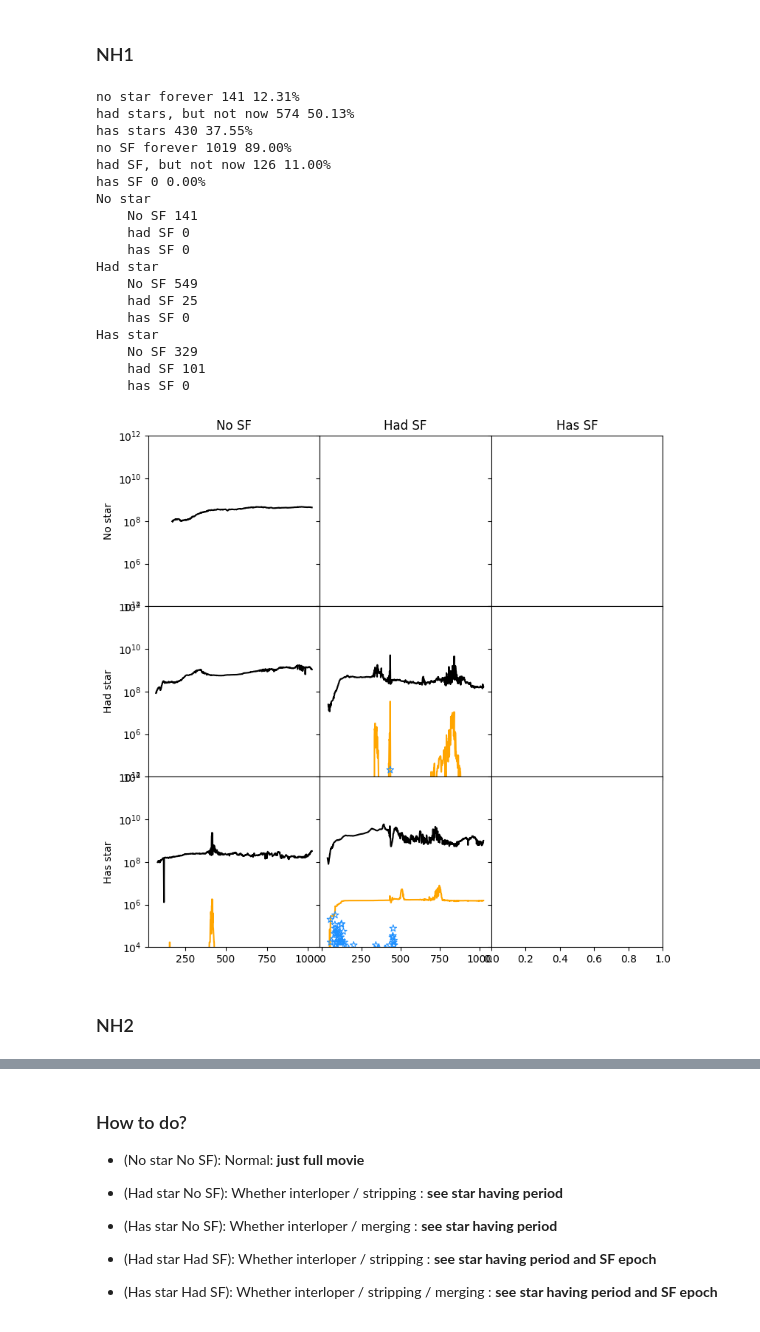
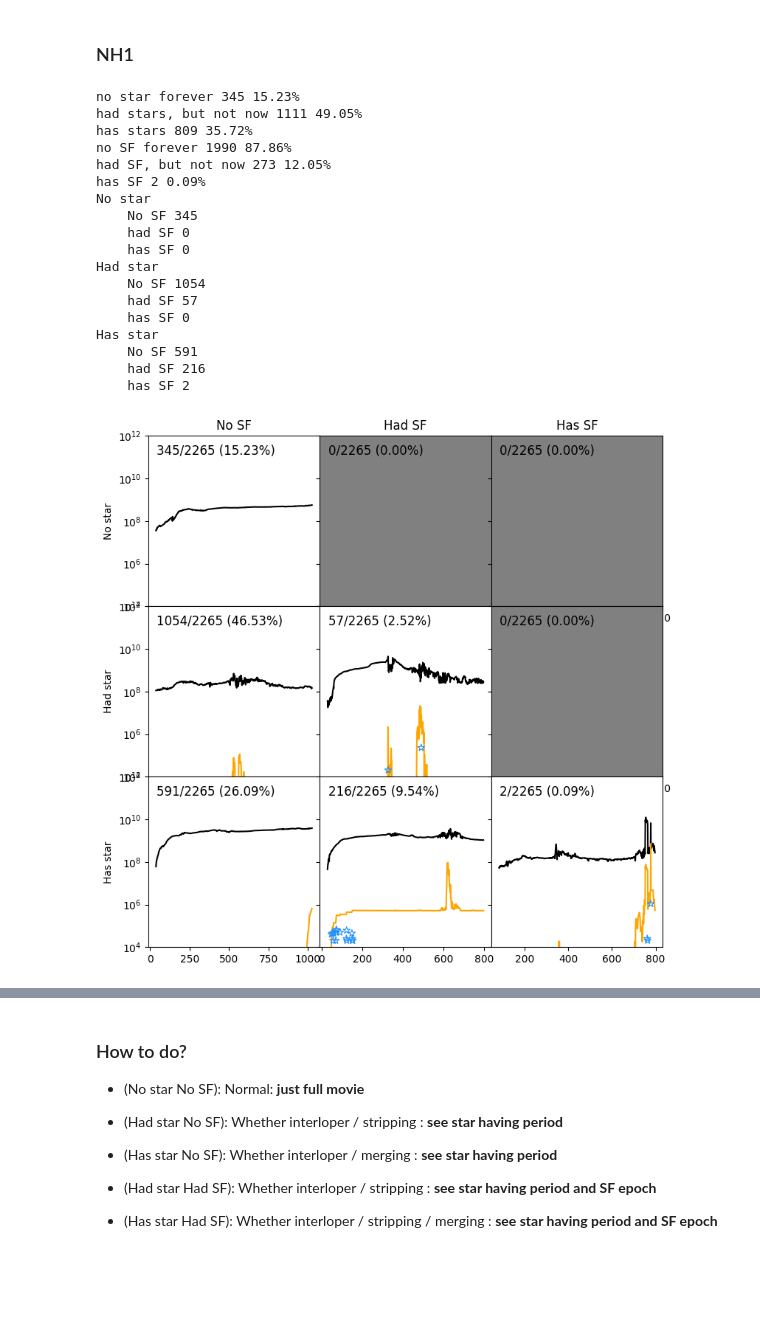
Before and after one commit to syj3514/MissingSat, a Jupyter notebook: 08a_SF_case.ipynb, the cells around one changed output, grey strips where cells are left out. Saved outputs shown, nothing was run; the diff lists cells and outputs as text; code cells hidden in the pictures; blank space fills up the shorter version.

```diff
--- a/08a_SF_case.ipynb
+++ b/08a_SF_case.ipynb
@@ -102,15 +102,20 @@ for dink in dinks1:
     branch = stree1[dink['id']]
     mstar = branch['mstar_vir']
     hasstar = mstar>0
-    if(np.sum(hasstar) == 0):
-        d1cases[0][1].append(dink['id'])
+    if(np.sum(hasstar) == 0): d1cases[0][1].append(dink['id'])
     else:
-        if(dink['mstar_vir']==0):
-            d1cases[1][1].append(dink['id'])
-        else:
-            d1cases[2][1].append(dink['id'])
+        if(dink['mstar_vir']==0): d1cases[1][1].append(dink['id'])
+        else: d1cases[2][1].append(dink['id'])
+for dink in dinks2:
+    branch = stree2[dink['id']]
+    mstar = branch['mstar_vir']
+    hasstar = mstar>0
+    if(np.sum(hasstar) == 0): d1cases[0][1].append(-dink['id'])
+    else:
+        if(dink['mstar_vir']==0): d1cases[1][1].append(-dink['id'])
+        else: d1cases[2][1].append(-dink['id'])
 for case in d1cases:
-    print(case[0], len(case[1]), f"{len(case[1])/len(dinks1)*100:.2f}%")
+    print(case[0], len(case[1]), f"{len(case[1])/(len(dinks1)+len(dinks2))*100:.2f}%")
 
 d2cases=[ ['no SF forever',[]], ['had SF, but not now',[]], ['has SF',[]] ]
 for dink in dinks1:
@@ -120,12 +125,19 @@ for dink in dinks1:
     if(np.sum(hasstar) == 0):
         d2cases[0][1].append(dink['id'])
     else:
-        if(np.sum(branch[:10]['insitu_vir'])==0):
-            d2cases[1][1].append(dink['id'])
-        else:
-            d2cases[2][1].append(dink['id'])
+        if(np.sum(branch[:10]['insitu_vir'])==0): d2cases[1][1].append(dink['id'])
+        else: d2cases[2][1].append(dink['id'])
+for dink in dinks2:
+    branch = stree2[dink['id']]
+    mstar = branch['insitu_vir']
+    hasstar = mstar>0
+    if(np.sum(hasstar) == 0):
+        d2cases[0][1].append(-dink['id'])
+    else:
+        if(np.sum(branch[:10]['insitu_vir'])==0): d2cases[1][1].append(-dink['id'])
+        else: d2cases[2][1].append(-dink['id'])
 for case in d2cases:
-    print(case[0], len(case[1]), f"{len(case[1])/len(dinks1)*100:.2f}%")
+    print(case[0], len(case[1]), f"{len(case[1])/(len(dinks1)+len(dinks2))*100:.2f}%")
 
 d1a = d1cases[0][1]; d1b = d1cases[1][1]; d1c = d1cases[2][1]
 d2a = d2cases[0][1]; d2b = d2cases[1][1]; d2c = d2cases[2][1]
@@ -141,48 +153,50 @@ ids = np.array(d1b)[isin(d1b,d2c)]; print(f"    has SF {len(ids)}"); dcases.appe
 print('Has star')
 ids = np.array(d1c)[isin(d1c,d2a)]; print(f"    No SF {len(ids)}"); dcases.append(['Has star',"No SF", ids])
 ids = np.array(d1c)[isin(d1c,d2b)]; print(f"    had SF {len(ids)}"); dcases.append(['Has star',"Had SF", ids])
 ids = np.array(d1c)[isin(d1c,d2c)]; print(f"    has SF {len(ids)}"); dcases.append(['Has star',"Has SF", ids])
-casedict['NH']['d'] = dcases
 
-fig, axes = plt.subplots(3,3, figsize=(9,9), sharex='col', sharey='row')
+fig, axes = plt.subplots(3,3, figsize=(9,9), sharey='row')
 for i, case in enumerate(dcases):
     ax = axes.flatten()[i]
     str1, str2, ids = case
+    ax.text(0.05, 0.95, f"{len(ids)}/{len(dinks1)+len(dinks2)} ({len(ids)/(len(dinks1)+len(dinks2))*100:.2f}%)", ha='left', va='top', transform=ax.transAxes, fontsize=12)
     if(len(ids)>0):
         iid = np.random.choice(ids)
-        branch = stree1[iid]
+        branch = stree1[iid] if(iid>0) else stree2[-iid]
         ax.plot(branch['timestep'], branch['mdm_vir'], color='k')
         ax.plot(branch['timestep'], branch['mstar_vir'], color='orange')
         ax.scatter(branch['timestep'], branch['insitu_vir'], fc='none', ec='dodgerblue', marker='*', s=50, zorder=3, lw=0.8)
+    else:
+        ax.set_facecolor('grey')
     ax.set_yscale('log')
     ax.set_ylim(1e4,1e12)
 
     # Top row
     if(i//3 == 0):
         ax.set_title(str2)
     if(i%3 == 0):
         ax.set_ylabel(str1)
 
 plt.subplots_adjust(wspace=0, hspace=0)
+plt.savefig(f"Dink_example.png", dpi=300, facecolor='w')
+plt.show(); plt.close()
 # %% [output]
-no star forever 141 12.31%
-had stars, but not now 574 50.13%
-has stars 430 37.55%
-no SF forever 1019 89.00%
-had SF, but not now 126 11.00%
-has SF 0 0.00%
+no star forever 345 15.23%
+had stars, but not now 1111 49.05%
+has stars 809 35.72%
+no SF forever 1990 87.86%
+had SF, but not now 273 12.05%
+has SF 2 0.09%
 No star
-    No SF 141
+    No SF 345
     had SF 0
     has SF 0
 Had star
-    No SF 549
-    had SF 25
+    No SF 1054
+    had SF 57
     has SF 0
 Has star
-    No SF 329
-    had SF 101
-    has SF 0
+    No SF 591
+    had SF 216
+    has SF 2
-[figure, old version]
+[figure, new version]
-# %% [markdown]
-### NH2
```
Also changed, not shown: parts of 6 cells of this notebook, 5 other files.
